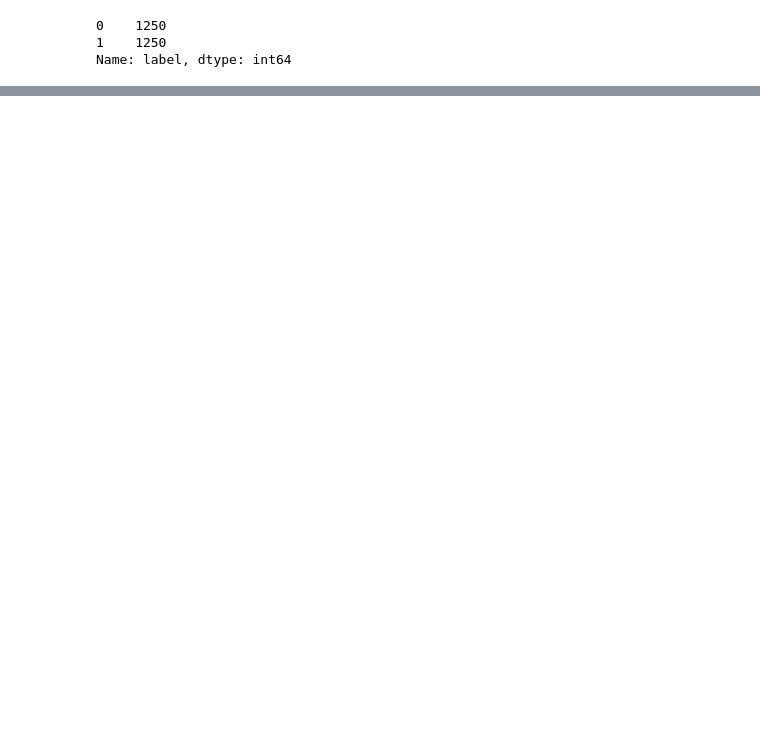
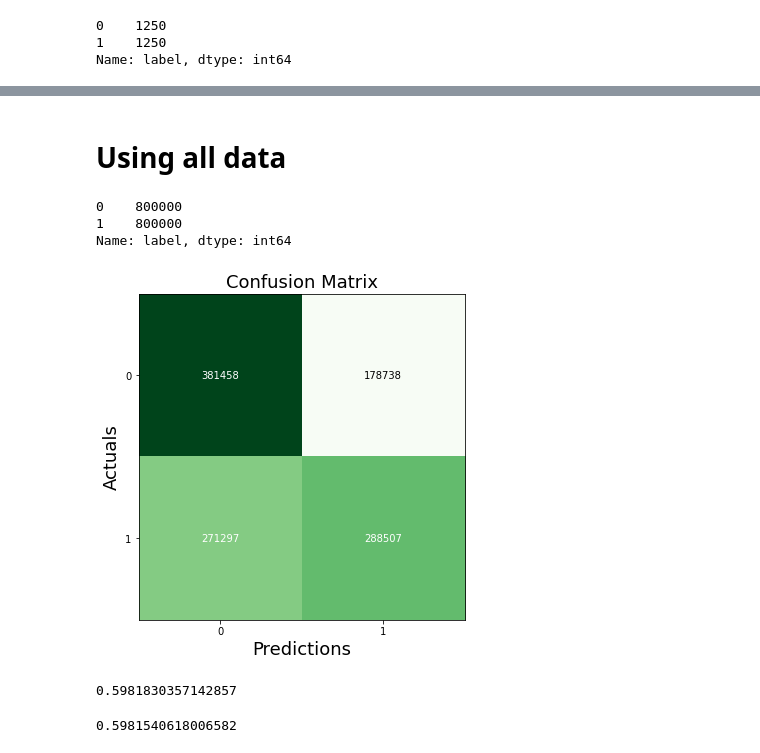
Before and after one commit to Omer-Hedvat/dl, a Jupyter notebook: nlp_w_classification_vector_spaces_week1.ipynb, the cells around one changed output, grey strips where cells are left out. Cells and saved outputs as stored; diff of their text form; code cells hidden in the pictures; blank space fills up the shorter version.

```diff
--- a/nlp_w_classification_vector_spaces_week1.ipynb
+++ b/nlp_w_classification_vector_spaces_week1.ipynb
@@ -150,0 +196,9 @@ X_test, y_test = test[['bias', 'pos_value', 'neg_value']].to_numpy(), test['labe
+# %% [markdown]
+# Using all data
+# %%
+df = data
+df.label.value_counts()
+# %% [output]
+0    800000
+1    800000
+Name: label, dtype: int64
@@ -150,0 +214,36 @@ X_test, y_test = test[['bias', 'pos_value', 'neg_value']].to_numpy(), test['labe
+# %%
+train[["pos_value", "neg_value"]] = train["adjusted_tweets"].map(calculate_scores).tolist()
+test[["pos_value", "neg_value"]] = test["adjusted_tweets"].map(calculate_scores).tolist()
+# %%
+features = ['pos_value', 'neg_value']
+
+X_train, y_train = train[features].to_numpy(), train['label'].to_numpy()
+X_test, y_test = test[features].to_numpy(), test['label'].to_numpy()
+# %%
+sc = StandardScaler()
+X_train = sc.fit_transform(X_train)
+X_test = sc.transform(X_test)
+# %%
+h_params = {'penalty': 'l2', 'max_iter': 200, 'random_state': 42}
+clf = LogisticRegression(**h_params)
+clf.fit(X_train,y_train)
+
+y_pred = clf.predict(X_test)
+# %%
+conf_mat = confusion_matrix(y_test, y_pred)
+fig, ax = plot_confusion_matrix(conf_mat=conf_mat, figsize=(6, 6), cmap=plt.cm.Greens)
+plt.xlabel('Predictions', fontsize=18)
+plt.ylabel('Actuals', fontsize=18)
+plt.title('Confusion Matrix', fontsize=18)
+plt.show()
+# %% [output]
+[figure, added]
+# %%
+logreg=accuracy_score(y_test, y_pred)
+logreg
+# %% [output]
+0.5981830357142857
+# %%
+roc_auc_score(y_test, y_pred)
+# %% [output]
+0.5981540618006582
```
Also changed, not shown: parts of 26 cells of this notebook, 3 other files.
